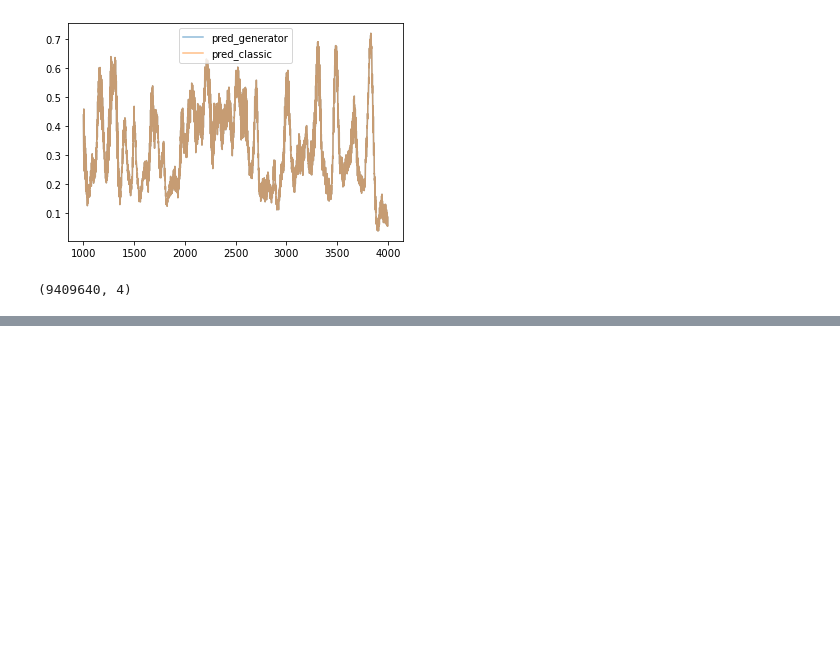
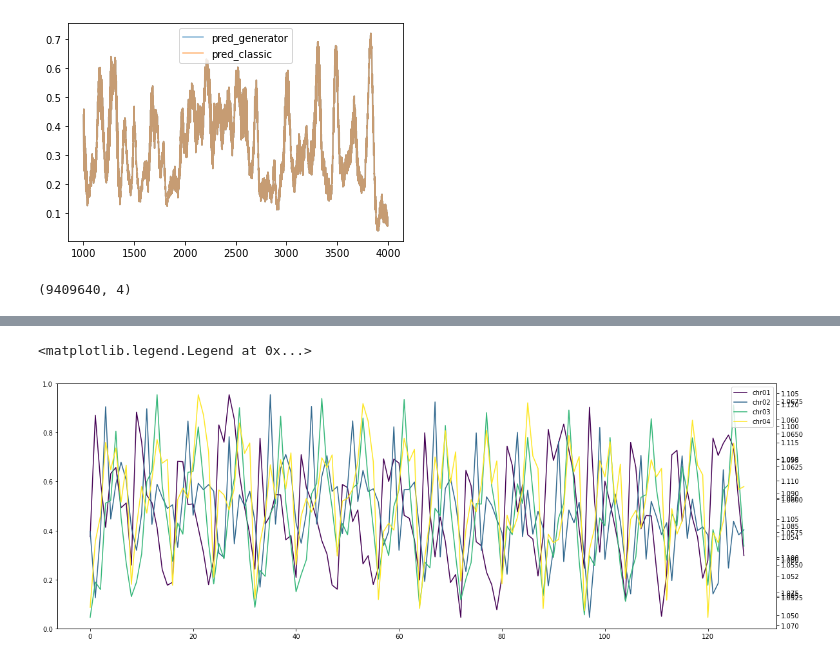
Before and after one commit to Alexwestbrook/mnhn-internship_DeepCNN_ChIP-seq, a Jupyter notebook: model_predictions.ipynb, the cells around one changed output, grey strips where cells are left out. Drawn from its saved outputs; the diff is of its cells as text; code cells hidden in the pictures; blank space fills up the shorter version.

```diff
--- a/model_predictions.ipynb
+++ b/model_predictions.ipynb
@@ -312,0 +867,12 @@ Error:
+# %%
+fig, ax = plt.subplots(1, 1, figsize=(20, 7))
+axes = [ax]
+chrs = list(temps.keys())[:4] #['chr01', 'chr16', 'myco', 'pneu']
+for i, chr_id in enumerate(chrs):
+    axes.append(ax.twinx())
+    axes[-1].plot(np.mean(temps[chr_id], axis=(0, 2)), label=chr_id, color=mpl.colormaps['viridis'](i / (len(chrs) - 1)))
+h, l = plot_utils.add_legend(axes)
+plt.legend(h, l)
+# %% [output]
+<matplotlib.legend.Legend at 0x...>
+[figure, added]
```
Also changed, not shown: parts of 23 cells of this notebook.
